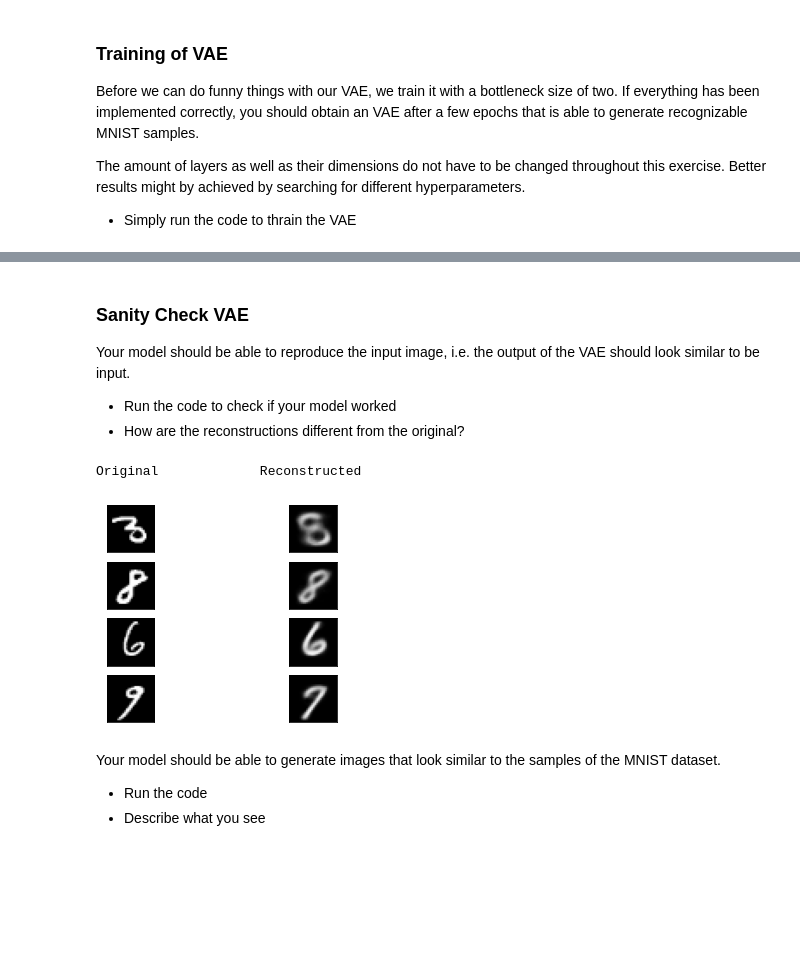
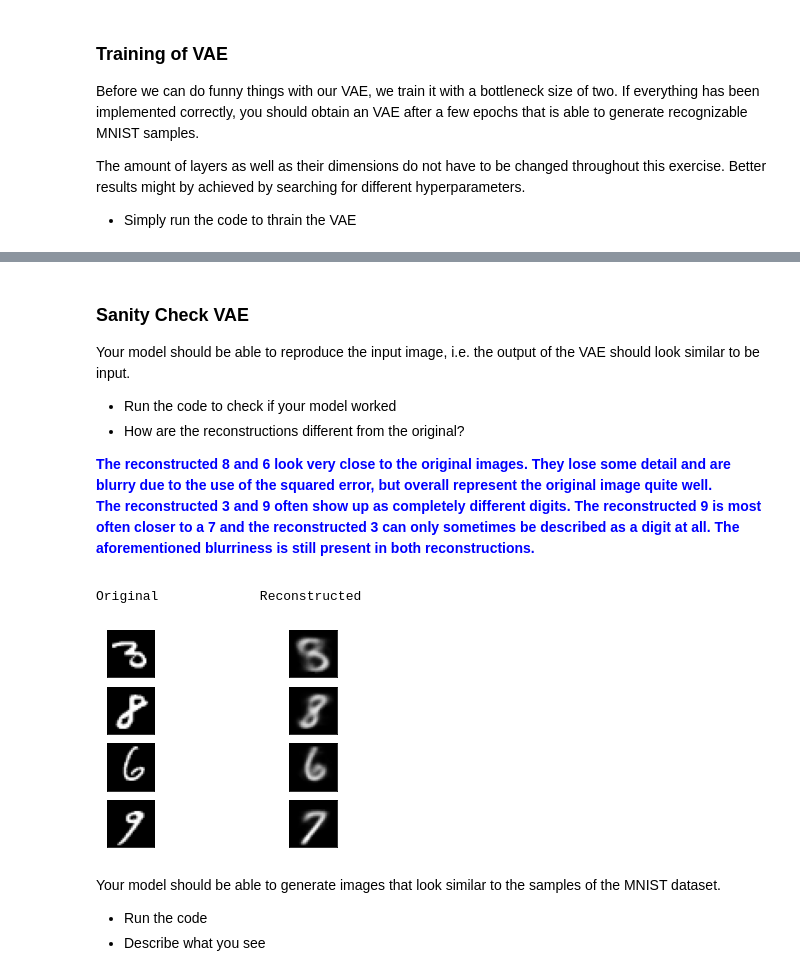
Before and after one commit to LarsKue/AML, a Jupyter notebook: exercise04/cvae.ipynb, the cells around one changed output, grey strips where cells are left out. Saved outputs shown, nothing was run; the diff lists cells and outputs as text; code cells hidden in the pictures; blank space fills up the shorter version.

```diff
--- a/exercise04/cvae.ipynb
+++ b/exercise04/cvae.ipynb
@@ -450,6 +452,17 @@ Your model should be able to reproduce the input image, i.e. the output of the V
 
 * Run the code to check if your model worked
 * How are the reconstructions different from the original?
+
+<div style="font-weight: bold; color: blue">
+The reconstructed 8 and 6 look very close  to the original images. They lose some
+detail and are blurry due to the use of the squared error, but overall represent the
+original image quite well.
+
+The reconstructed 3 and 9 often show up as completely different digits. The reconstructed
+9 is most often closer to a 7 and the reconstructed 3 can only sometimes be described as a
+digit at all. The aforementioned blurriness is still
+present in both reconstructions.
+</div>
 # %%
 def imshow(img):
     npimg = img.cpu().numpy()
@@ -457,21 +470,24 @@ def imshow(img):
     plt.xticks([])
     plt.yticks([])
 
+def sanity_check(vae):
+    x = next(iter(train_loader))
+    samples = x[0].to(device)[30:]
+    samples_rec, _, _ = vae(samples)
+    samples_rec = samples_rec.detach().cpu().view(-1, 28, 28)
+    print("Original             Reconstructed")
+    for i in range(0, 4):
+        plt.subplot(4, 2, 2 * i + 1)
+        imshow(samples[i, 0])
 
-_, x = next(enumerate(train_loader))
-samples = x[0].to(device)[30:]
-samples_rec, _, _ = vae(samples)
-samples_rec = samples_rec.detach().cpu().view(-1, 28, 28)
-print("Original             Reconstructed")
-for i in range(0, 4):
-    plt.subplot(4, 2, 2 * i + 1)
-    imshow(samples[i, 0])
-
-    plt.subplot(4, 2, 2 * i + 2)
-    imshow(samples_rec[i])
+        plt.subplot(4, 2, 2 * i + 2)
+        imshow(samples_rec[i])
+    plt.show()
-# %% [output]
-Original             Reconstructed
-[figure, removed]
+# %%
+sanity_check(vae)
+# %% [output]
+Original             Reconstructed
+[figure, added]
 # %% [markdown]
 Your model should be able to generate images that look similar to the samples of the MNIST dataset.
 * Run the code
```
Also changed, not shown: parts of 18 cells of this notebook.
